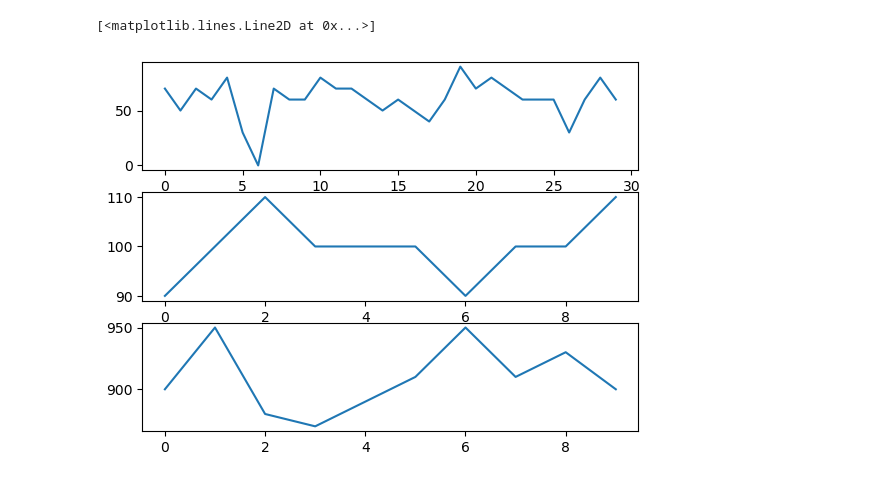
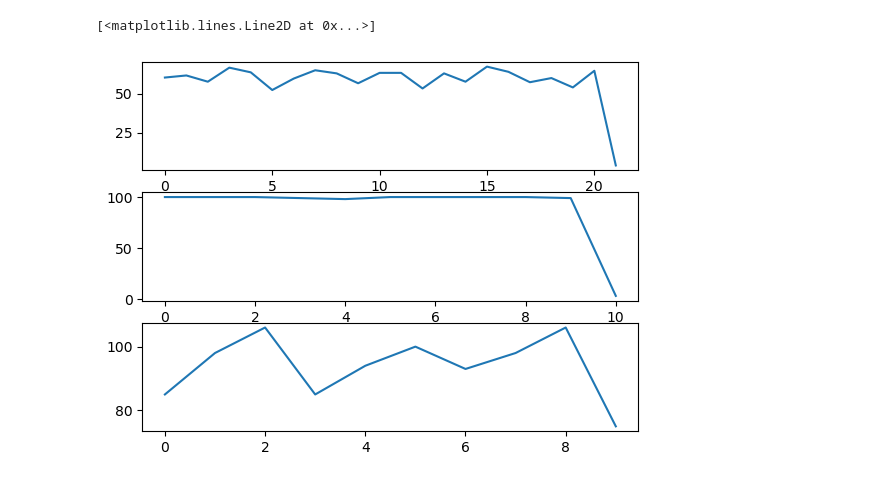
Before and after one commit to itaipeleg1/BSA, a Jupyter notebook: week2/Untitled.ipynb, the cells around one changed output. Saved outputs shown, nothing was run; the diff lists cells and outputs as text; code cells hidden in the pictures.

```diff
--- a/week2/Untitled.ipynb
+++ b/week2/Untitled.ipynb
@@ -22,4 +23,4 @@ plt.bar(np.arange(len(spikeTrain2)),spikeTrain2)
 # %%
-generate = generatePoiSpikes(r,dt,1000)
+generate = generatePoiSpikes(r,dt,10000)
 plt.bar(np.arange(len(generate)),generate)
 # %% [output]
@@ -36,10 +37,10 @@ The CV for the generated spike train is 0.3136389343481033, and the FF is 0.0910
 # %%
 plt.subplot(3,1,1)
-plt.plot(calcRate(spikeTrain1,0.1,dt))
+plt.plot(calcRate(spikeTrain1,3,dt))
 plt.subplot(3,1,2)
-plt.plot(calcRate(spikeTrain2,0.1,dt))
+plt.plot(calcRate(spikeTrain2,1,dt))
 plt.subplot(3,1,3)
-plt.plot(calcRate(generate,0.1,dt))
+plt.plot(calcRate(generate,1,dt))
 # %% [output]
 [<matplotlib.lines.Line2D at 0x...>]
-[figure, old version]
+[figure, new version]
```
Also changed, not shown: parts of 4 cells of this notebook, 3 other files.
